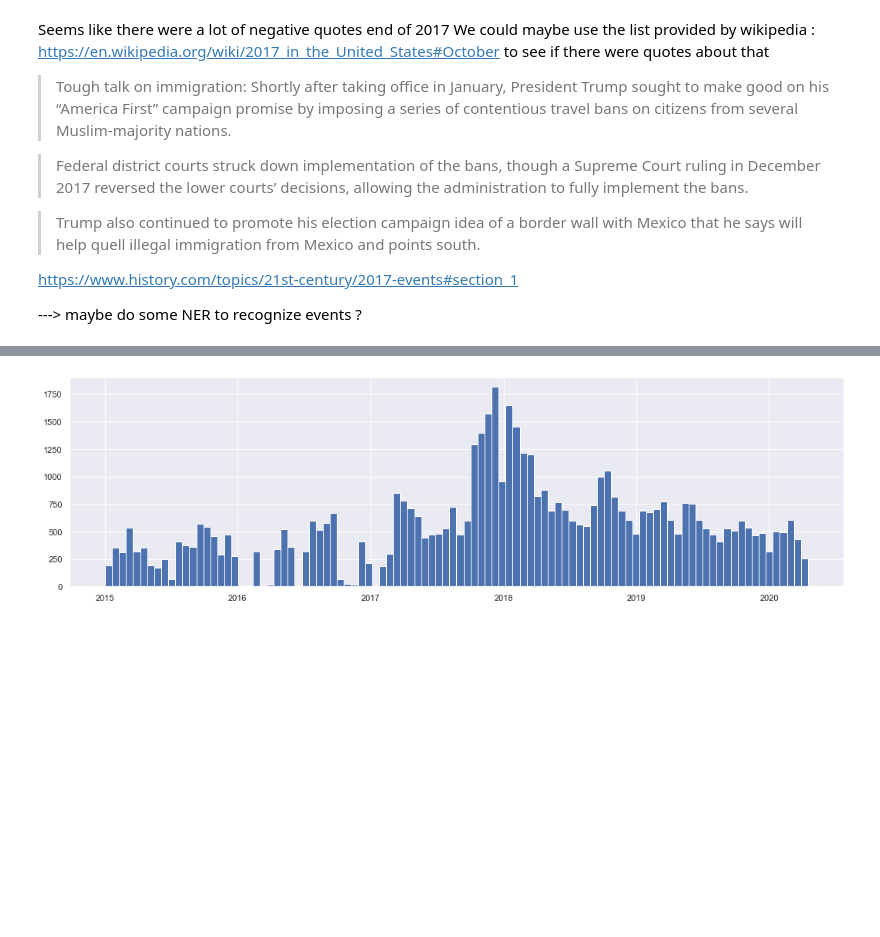
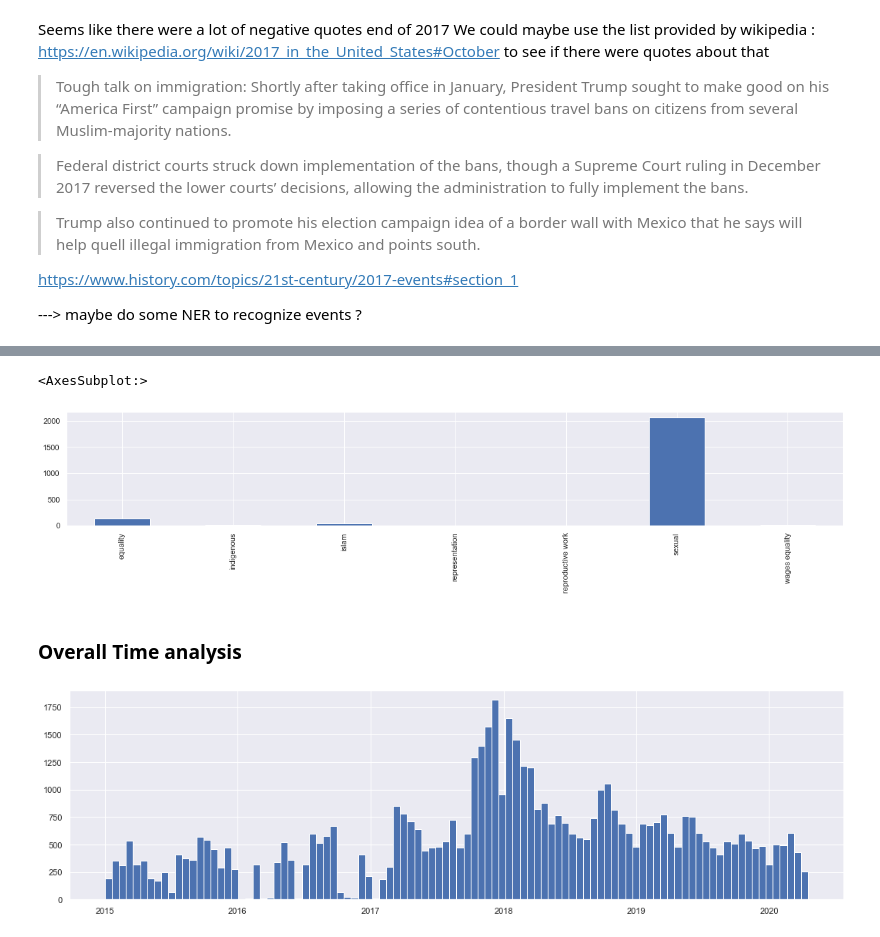
Before and after one commit to epfl-ada/ada-2021-project-concatsanddogs, a Jupyter notebook: Milestone_3_RQ4_sentiment_analysis.ipynb, the cells around one changed output, grey strips where cells are left out. Drawn from its saved outputs; the diff is of its cells as text; code cells hidden in the pictures; blank space fills up the shorter version.

Commit message:
Added subtopic category to event highlighted in timeline

```diff
--- a/Milestone_3_RQ4_sentiment_analysis.ipynb
+++ b/Milestone_3_RQ4_sentiment_analysis.ipynb
@@ -163,0 +168,6 @@ https://www.history.com/topics/21st-century/2017-events#section_1
+# %%
+# Select the negatives quotes around 2018
+#last two months of 2017
+end_2017_df = df[ (df['date'] > '2017-11-01') & (df['date'] < '2018-01-01')]
+#negative sentiments
+neg_end_2017_df = end_2017_df[end_2017_df['sentiment']<-0.5]
@@ -163,0 +285,5 @@ https://www.history.com/topics/21st-century/2017-events#section_1
+# %%
+neg_end_2017_df['subtopic'].value_counts().sort_index().plot.bar(x='Target Value', y='Number of Occurrences')
+# %% [output]
+<AxesSubplot:>
+[figure, added]
@@ -164,3 +292,5 @@ https://www.history.com/topics/21st-century/2017-events#section_1
+# %% [markdown]
+### Overall Time analysis
 # %%
 # sort dataframe by date
 # df.sort_values(ascending=[True],by=['date'],inplace=True)
```
Also changed, not shown: parts of 9 cells of this notebook.
